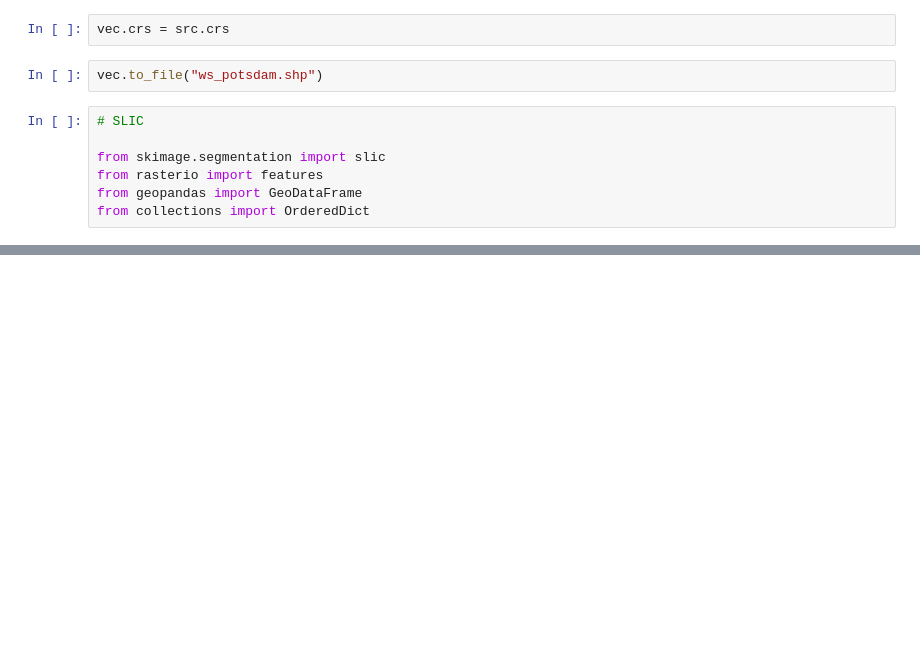
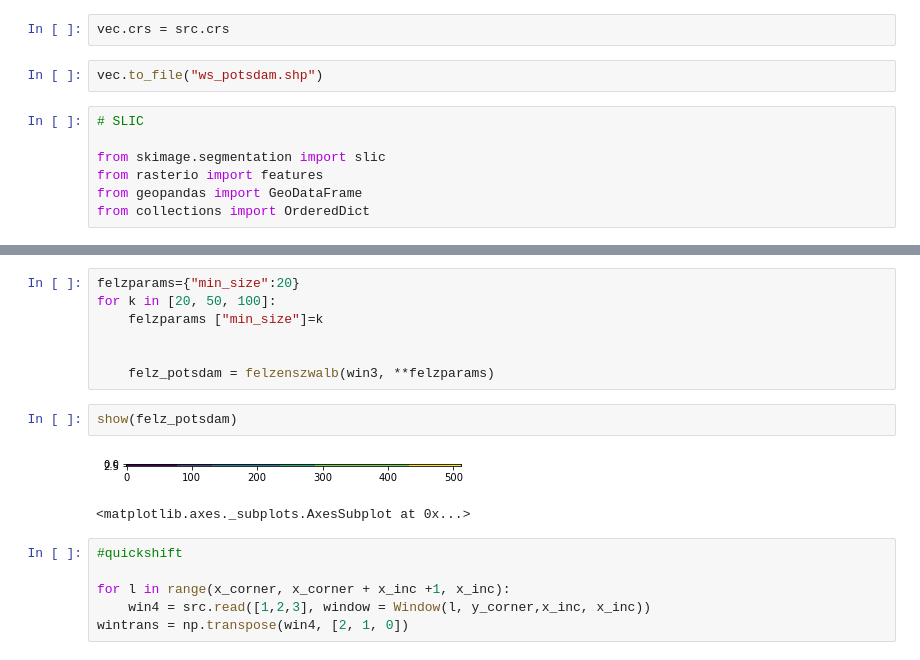
Before and after one commit to aspenmanning/learn_python, a Jupyter notebook: Assignment_093019.ipynb, the cells around one changed output, grey strips where cells are left out. Drawn from its saved outputs; the diff is of its cells as text; blank space fills up the shorter version.

```diff
--- a/Assignment_093019.ipynb
+++ b/Assignment_093019.ipynb
@@ -71,0 +116,18 @@ for j in [0.01, 0.1, 1, 10, 100]:
+# %%
+felzparams={"min_size":20}
+for k in [20, 50, 100]:
+    felzparams ["min_size"]=k
+
+
+    felz_potsdam = felzenszwalb(win3, **felzparams)
+# %%
+show(felz_potsdam)
+# %% [output]
+[figure, added]
+<matplotlib.axes._subplots.AxesSubplot at 0x...>
+# %%
+#quickshift
+
+for l in range(x_corner, x_corner + x_inc +1, x_inc):
+    win4 = src.read([1,2,3], window = Window(l, y_corner,x_inc, x_inc))
+wintrans = np.transpose(win4, [2, 1, 0])
```
Also changed, not shown: parts of 11 cells of this notebook.
